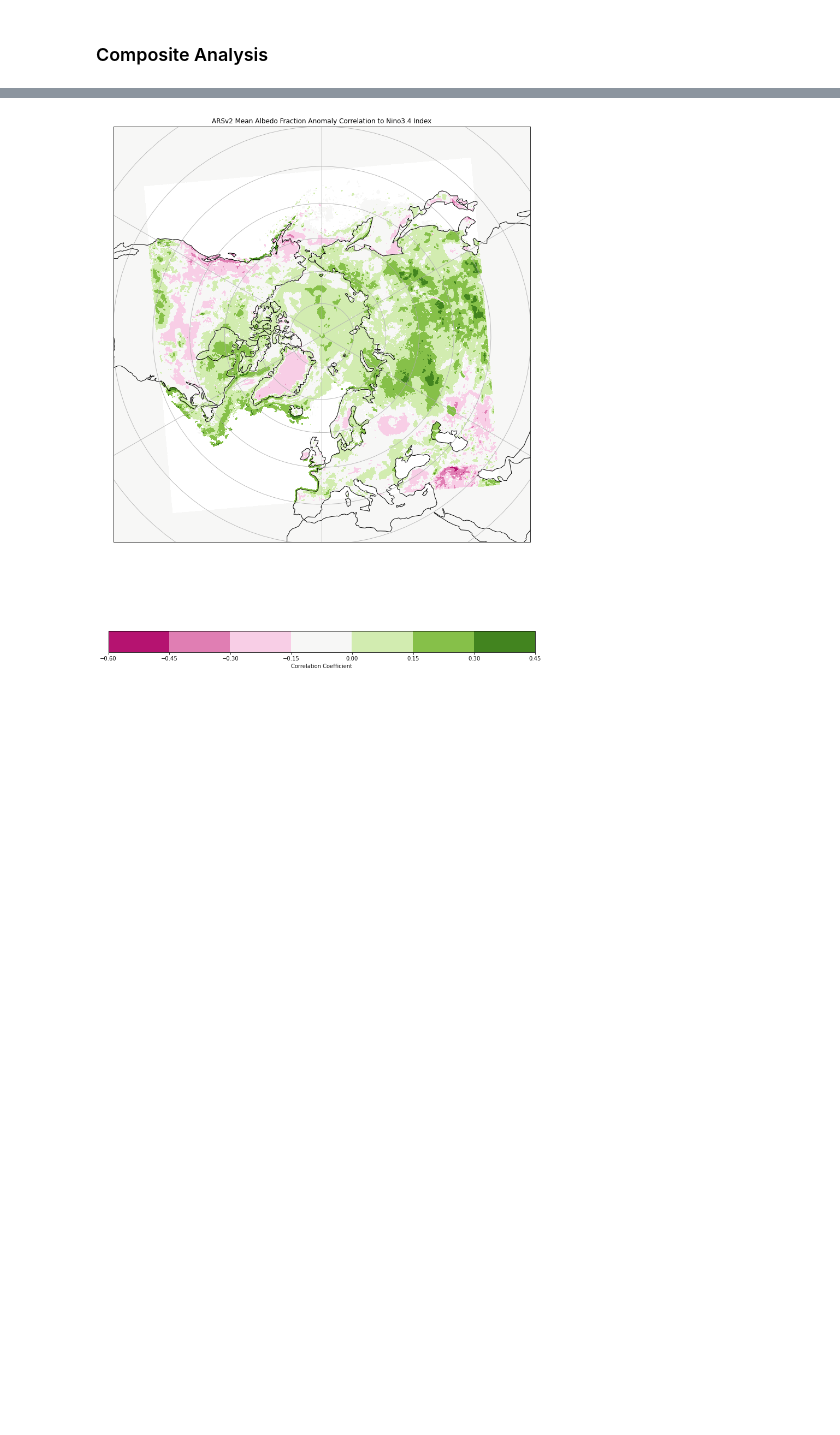
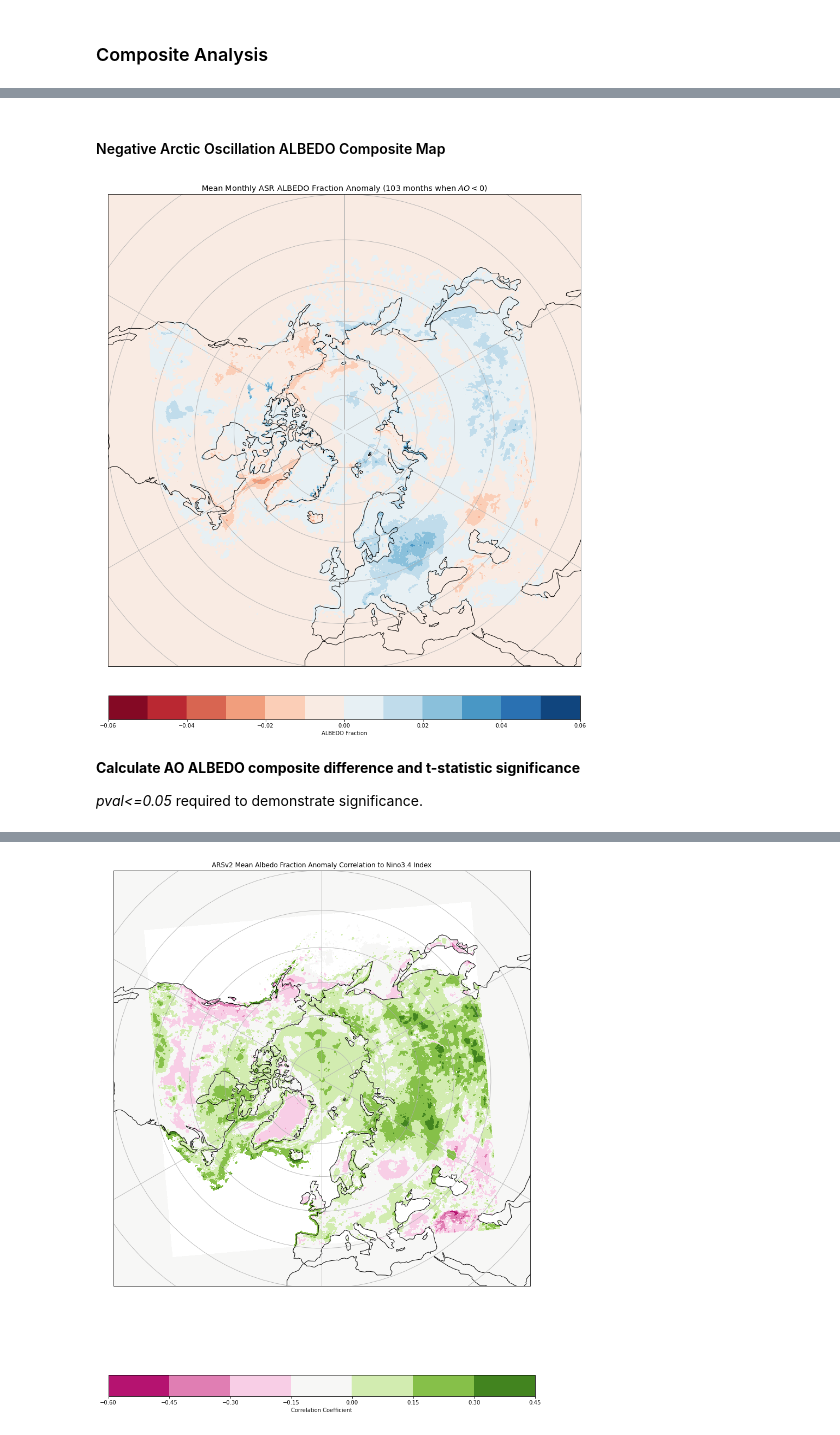
Before and after one commit to juozasg/clim-data, a Jupyter notebook: FinalProject-Revision.ipynb, the cells around one changed output, grey strips where cells are left out. Saved outputs shown, nothing was run; the diff lists cells and outputs as text; code cells hidden in the pictures; blank space fills up the shorter version.

```diff
--- a/FinalProject-Revision.ipynb
+++ b/FinalProject-Revision.ipynb
@@ -118,0 +165,21 @@ plt.plot(ao['time'],ao['ao'])
+# %% [markdown]
+#### Negative Arctic Oscillation ALBEDO Composite Map
+# %%
+ax = plot_large_polar_common_ax()
+dr = mean_anoms_ao_neg
+clevs=np.arange(-0.06,0.07,0.01)
+
+cs=ax.contourf(dr['lon'], dr['lat'], dr, clevs,
+            transform=ccrs.PlateCarree(),
+            cmap='RdBu')
+
+cbar=plt.colorbar(cs,orientation='horizontal',label='ALBEDO Fraction',shrink=0.78,pad=0.05)
+
+plt.title('Mean Monthly ASR ALBEDO Fraction Anomaly (103 months when $AO < 0$)', size='x-large')
+plt.show()
+# %% [output]
+[figure, added]
+# %% [markdown]
+**Calculate AO ALBEDO composite difference and t-statistic significance**
+
+_pval<=0.05_ required to demonstrate significance.
```
Also changed, not shown: parts of 34 cells of this notebook, 8 other files.
